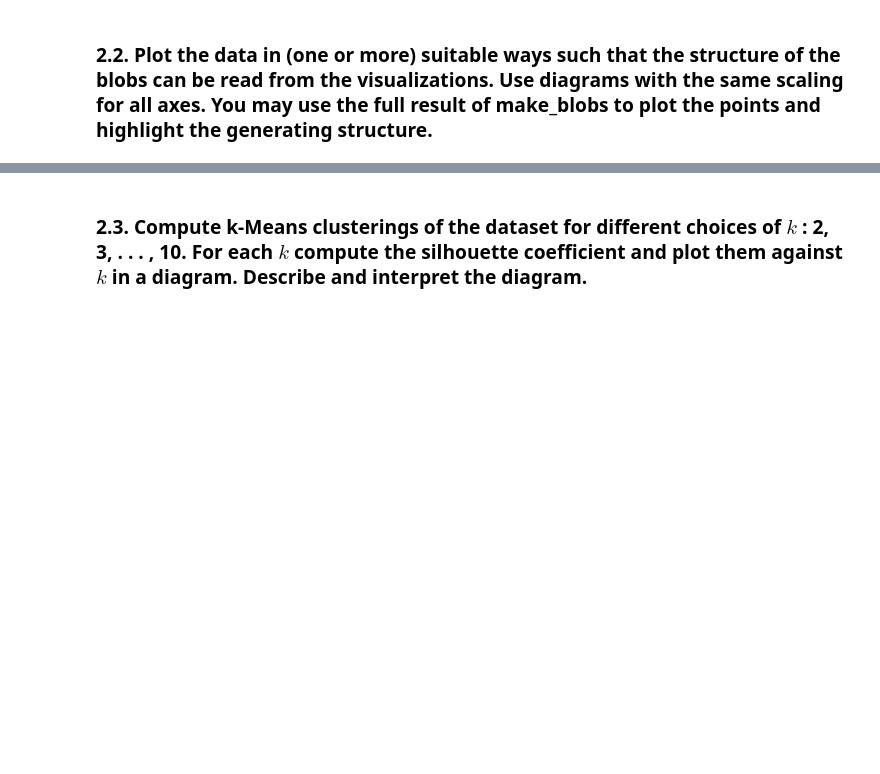
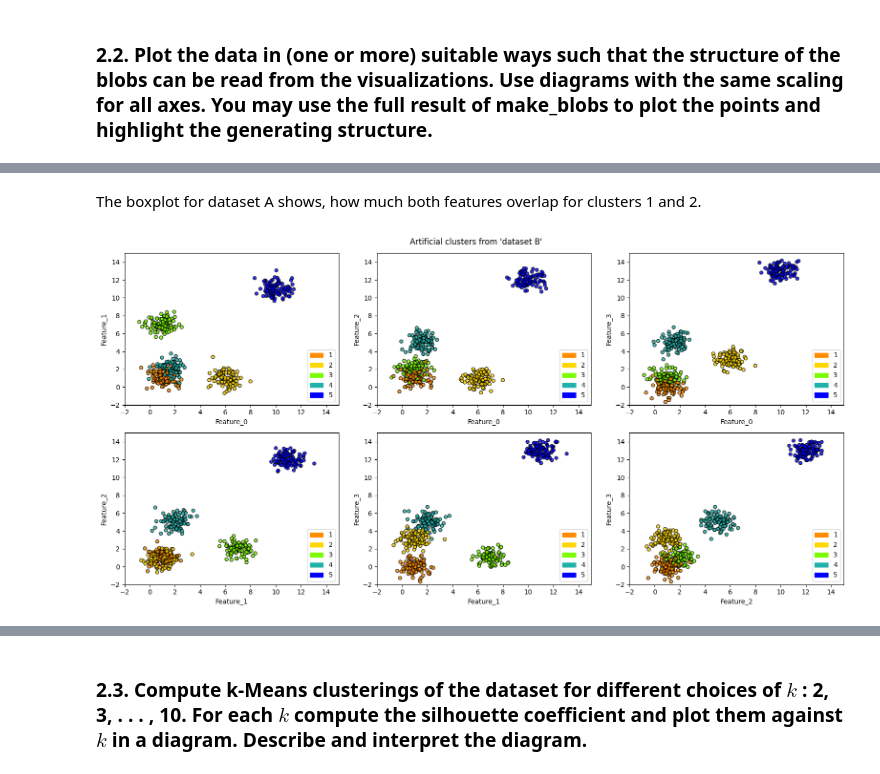
Before and after one commit to JaNoNi/MADS-MMS-Exam1, a Jupyter notebook: exam1.ipynb, the cells around one changed output, grey strips where cells are left out. Drawn from its saved outputs; the diff is of its cells as text; code cells hidden in the pictures; blank space fills up the shorter version.

```diff
--- a/exam1.ipynb
+++ b/exam1.ipynb
@@ -152,13 +205,18 @@ draw_plot(
+# %% [markdown]
+The boxplot for dataset A shows, how much both features overlap for clusters 1 and 2.
 # %%
 draw_plot(
     dataset_b,
     plot_type="grid",
     hue=labels_b,
     alpha=0.80,
     figsize=(16, 8),
     grid_size=(2, 3),
+    no_zero=True,  # increases cluster labels by 1
     labels=["Feature", "Feature"],
     legend_loc="lower right",
     shareaxes=True,
     title="Artificial clusters from 'dataset B'",
 )
+# %% [output]
+[figure, added]
```
Also changed, not shown: parts of 43 cells of this notebook, 1 other file.
